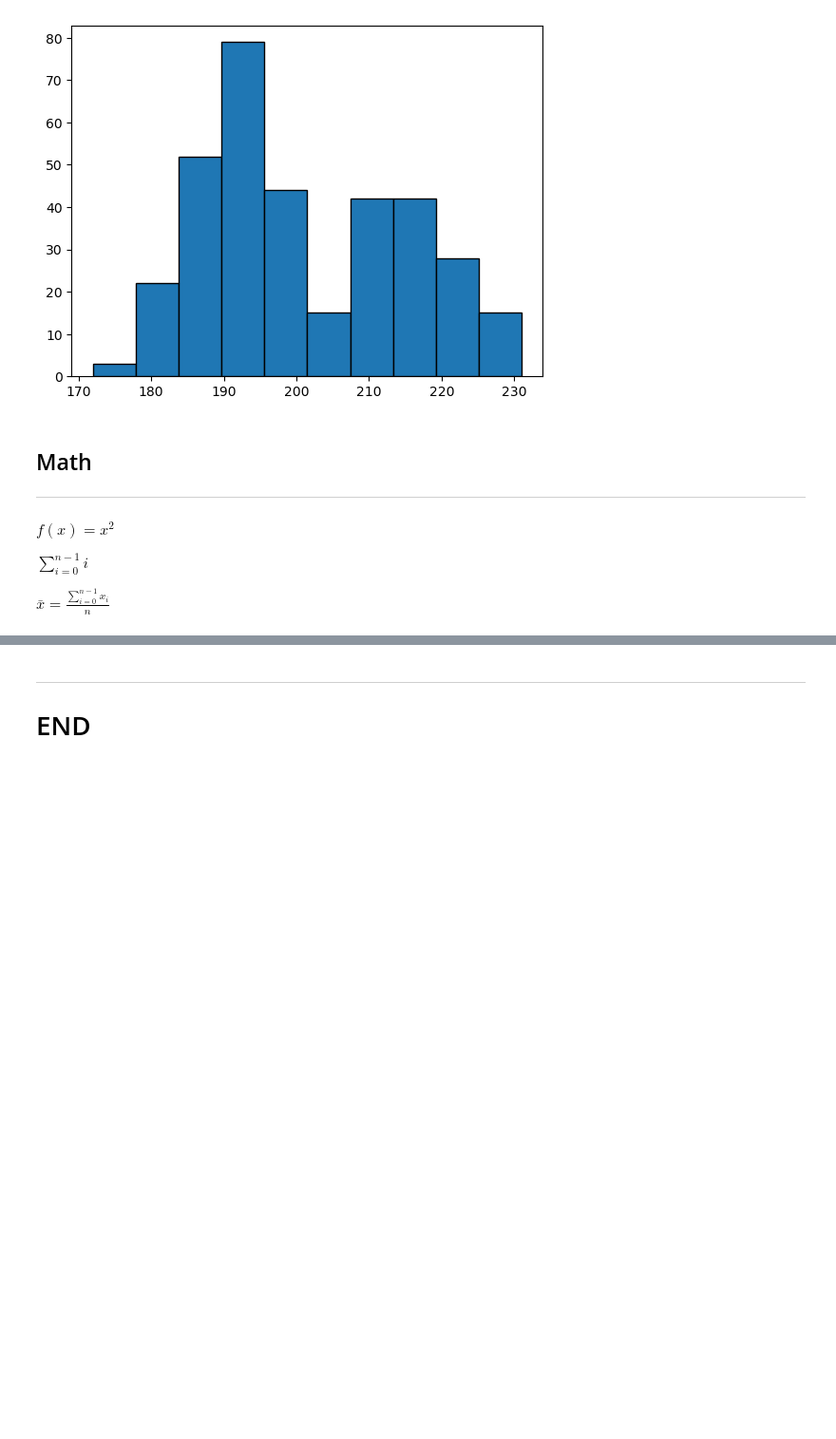
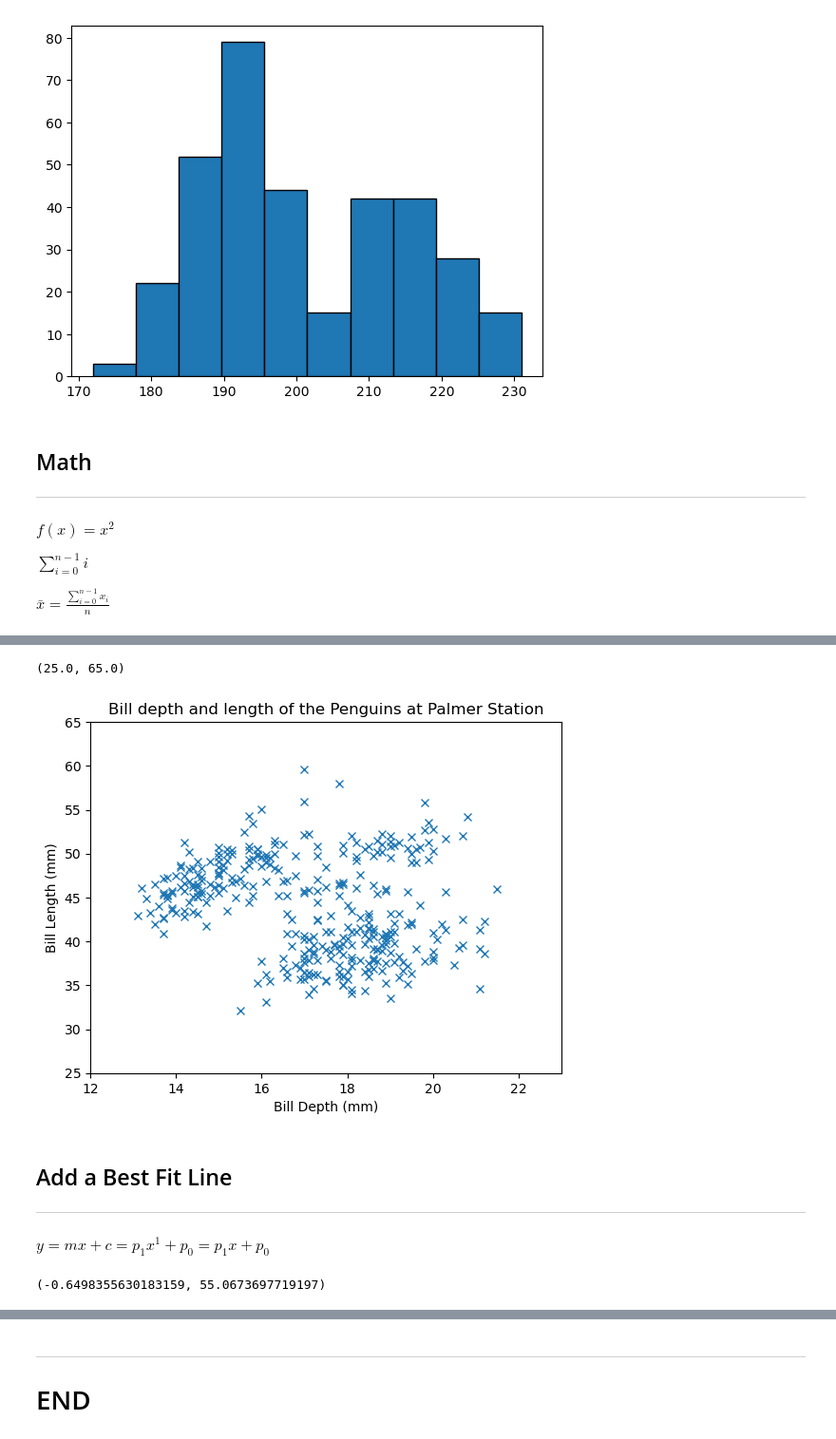
Before and after one commit to FatimaBOliveira/My-Data-Analytics-Project, a Jupyter notebook: penguins.ipynb, the cells around one changed output, grey strips where cells are left out. Shown at 95% size. Drawn from its saved outputs; the diff is of its cells as text; code cells hidden in the pictures; blank space fills up the shorter version.

```diff
--- a/penguins.ipynb
+++ b/penguins.ipynb
@@ -235,0 +270,6 @@ $\bar{x} =\frac{\sum_{i=0}^{n-1} x_i}{n}$
+# %%
+# Just get numpy array.
+bdep = bdep.to_numpy()
+
+# Show.
+bdep
@@ -235,0 +294,9 @@ $\bar{x} =\frac{\sum_{i=0}^{n-1} x_i}{n}$
+# %%
+# Bill length
+blen = df["bill_length_mm"]
+
+# Show.
+print(blen)
+
+# Type
+print(type(blen))
@@ -235,0 +317,6 @@ $\bar{x} =\frac{\sum_{i=0}^{n-1} x_i}{n}$
+# %%
+# Just get numpy array.
+blen = blen.to_numpy()
+
+# Show.
+blen
@@ -235,0 +341,38 @@ $\bar{x} =\frac{\sum_{i=0}^{n-1} x_i}{n}$
+# %%
+# Create a new figure and set of axes.
+fig, ax = plt.subplots()
+
+# Simple plot.
+ax.plot(bdep, blen, "x")
+
+# Axis labels.
+ax.set_xlabel("Bill Depth (mm)")
+ax.set_ylabel("Bill Length (mm)")
+
+# Title.
+ax.set_title("Bill depth and length of the Penguins at Palmer Station")
+
+# X limits.
+ax.set_xlim(12,23)
+
+# Y limits.
+ax.set_ylim(25, 65)
+# %% [output]
+(25.0, 65.0)
+[figure, added]
+# %% [markdown]
+## Add a Best Fit Line
+*****
+# %% [markdown]
+$ y = mx + c = p_1 x^1 + p_0 = p_1 x + p_0 $
+# %%
+# Fit a straight line between x and y.
+# https://stackoverflow.com/questions/28647172/numpy-polyfit-doesnt-handle-nan-values
+idx = np.isfinite(bdep)
+idx2 = np.isfinite(blen)
+m, c = np.polyfit(bdep[idx], blen[idx2], 1)
+
+# Show m and c.
+m, c
+# %% [output]
+(-0.6498355630183159, 55.0673697719197)
```
Also changed, not shown: parts of 13 cells of this notebook.
